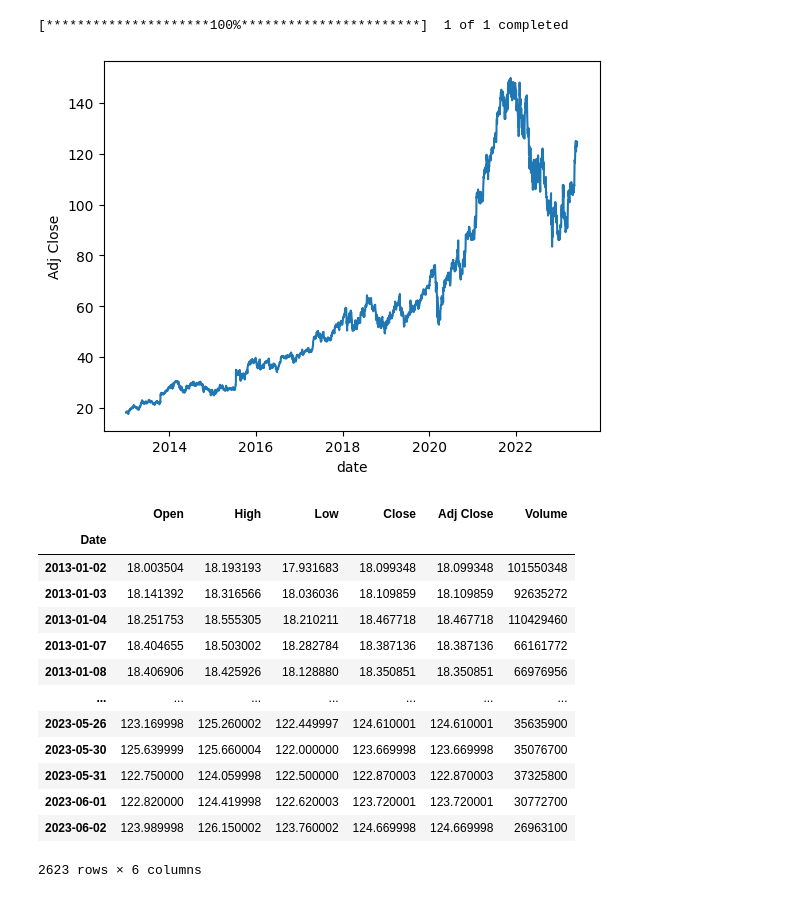
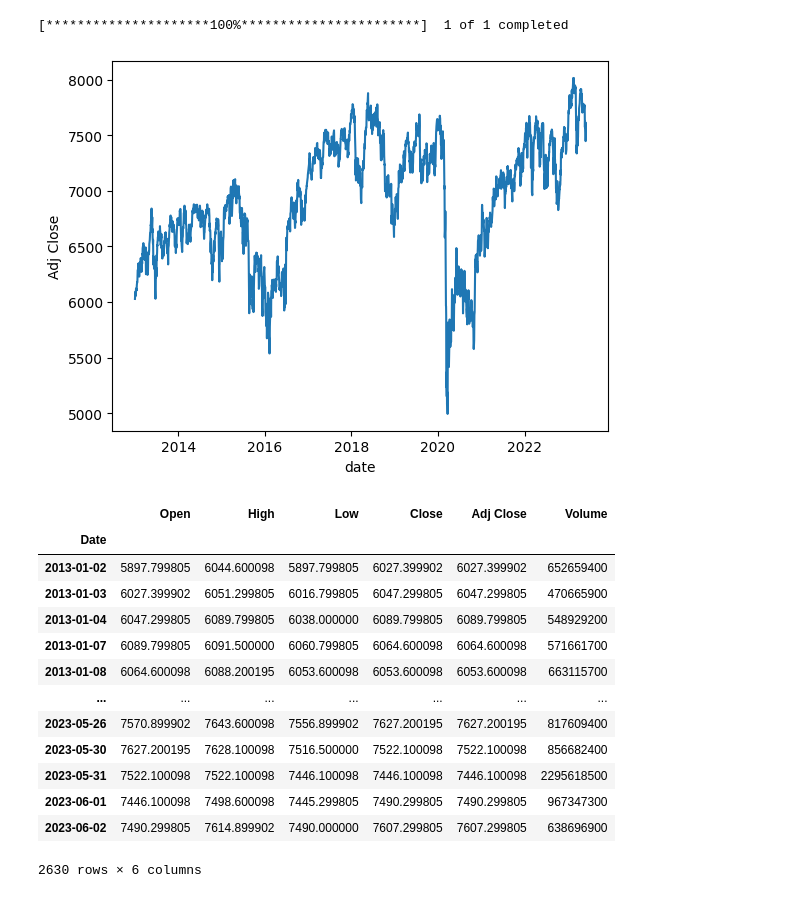
Before and after one commit to LvJiaaaaY/Stock-Prediction-Project, a Jupyter notebook: Transformer.ipynb, the cells around one changed output. Drawn from its saved outputs; the diff is of its cells as text; code cells hidden in the pictures.

```diff
--- a/Transformer.ipynb
+++ b/Transformer.ipynb
@@ -16,8 +19,8 @@ yfin.pdr_override()
 # %%
 # Parameter for data
 ## Security code
-stock_code='GOOGL'
-## Start Date
+stock_code='^FTSE'
+# Start Date
 start_date='2013-01-01'
 ## End Date
 end_date='2023-06-03'
@@ -25,45 +28,45 @@ end_date='2023-06-03'
 train_rate=0.8
 ## How many business days to see
 observation_period_num=3
 ## How many business days to predict
 predict_period_num=1
 
 # Parameter for mdoel
 ## Learning Rate
 lr=0.00005
 ## Epoch Number
 epochs=100
 ## Mini-Batch size
 batch_size=64
 ## How many epochs to stop train if valid loss is not decreasing
 patience=20
 
 device = torch.device("cuda" if torch.cuda.is_available() else "cpu")
 
 # Get data
 df=wb.DataReader(stock_code,start=start_date,end=end_date)
 
 # Plot 'Adj Close' values
 plt.plot(df.iloc[:,-2])
 plt.xlabel('date')
 plt.ylabel('Adj Close')
 plt.show()
 
 df
 # %% [output]
 [*********************100%***********************]  1 of 1 completed
-[figure, old version]
+[figure, new version]
 |  | Open | High | Low | Close | Adj Close | Volume |
 | Date |  |  |  |  |  |  |
-| 2013-01-02 | 18.003504 | 18.193193 | 17.931683 | 18.099348 | 18.099348 | 101550348 |
-| 2013-01-03 | 18.141392 | 18.316566 | 18.036036 | 18.109859 | 18.109859 | 92635272 |
-| 2013-01-04 | 18.251753 | 18.555305 | 18.210211 | 18.467718 | 18.467718 | 110429460 |
-| 2013-01-07 | 18.404655 | 18.503002 | 18.282784 | 18.387136 | 18.387136 | 66161772 |
-| 2013-01-08 | 18.406906 | 18.425926 | 18.128880 | 18.350851 | 18.350851 | 66976956 |
+| 2013-01-02 | 5897.799805 | 6044.600098 | 5897.799805 | 6027.399902 | 6027.399902 | 652659400 |
+| 2013-01-03 | 6027.399902 | 6051.299805 | 6016.799805 | 6047.299805 | 6047.299805 | 470665900 |
+| 2013-01-04 | 6047.299805 | 6089.799805 | 6038.000000 | 6089.799805 | 6089.799805 | 548929200 |
+| 2013-01-07 | 6089.799805 | 6091.500000 | 6060.799805 | 6064.600098 | 6064.600098 | 571661700 |
+| 2013-01-08 | 6064.600098 | 6088.200195 | 6053.600098 | 6053.600098 | 6053.600098 | 663115700 |
 | ... | ... | ... | ... | ... | ... | ... |
-| 2023-05-26 | 123.169998 | 125.260002 | 122.449997 | 124.610001 | 124.610001 | 35635900 |
-| 2023-05-30 | 125.639999 | 125.660004 | 122.000000 | 123.669998 | 123.669998 | 35076700 |
-| 2023-05-31 | 122.750000 | 124.059998 | 122.500000 | 122.870003 | 122.870003 | 37325800 |
-| 2023-06-01 | 122.820000 | 124.419998 | 122.620003 | 123.720001 | 123.720001 | 30772700 |
-| 2023-06-02 | 123.989998 | 126.150002 | 123.760002 | 124.669998 | 124.669998 | 26963100 |
+| 2023-05-26 | 7570.899902 | 7643.600098 | 7556.899902 | 7627.200195 | 7627.200195 | 817609400 |
+| 2023-05-30 | 7627.200195 | 7628.100098 | 7516.500000 | 7522.100098 | 7522.100098 | 856682400 |
+| 2023-05-31 | 7522.100098 | 7522.100098 | 7446.100098 | 7446.100098 | 7446.100098 | 2295618500 |
+| 2023-06-01 | 7446.100098 | 7498.600098 | 7445.299805 | 7490.299805 | 7490.299805 | 967347300 |
+| 2023-06-02 | 7490.299805 | 7614.899902 | 7490.000000 | 7607.299805 | 7607.299805 | 638696900 |
-2623 rows × 6 columns
+2630 rows × 6 columns
```
Also changed, not shown: parts of 12 cells of this notebook.
